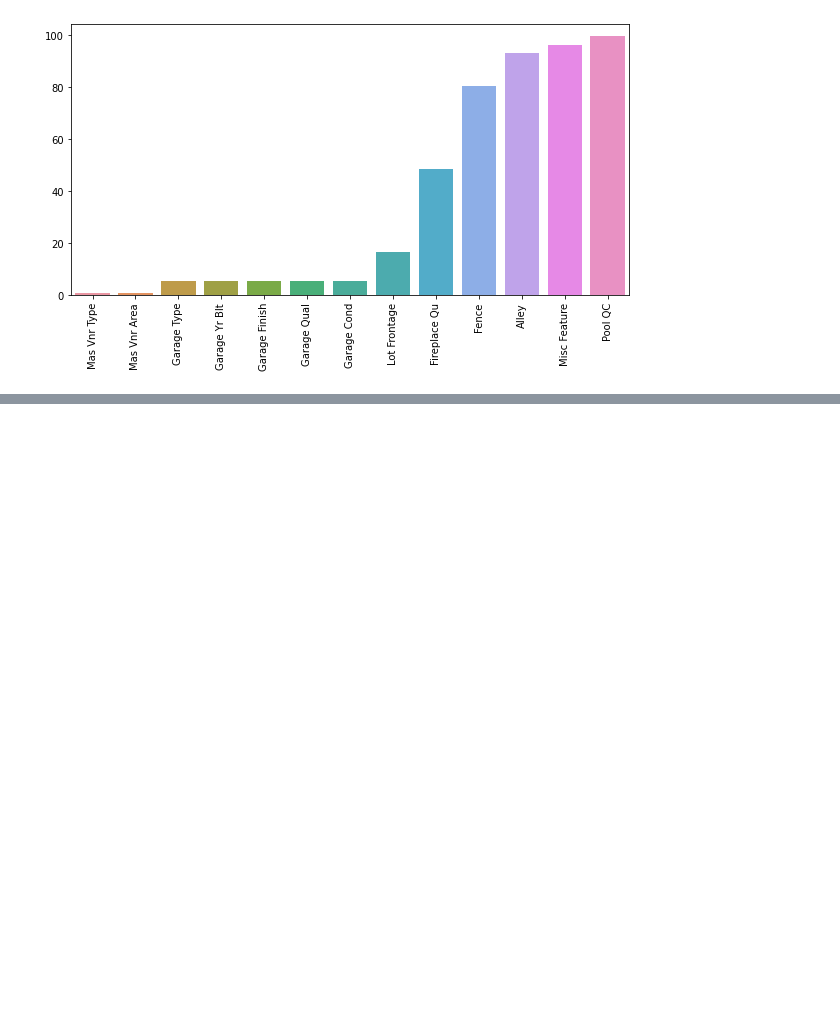
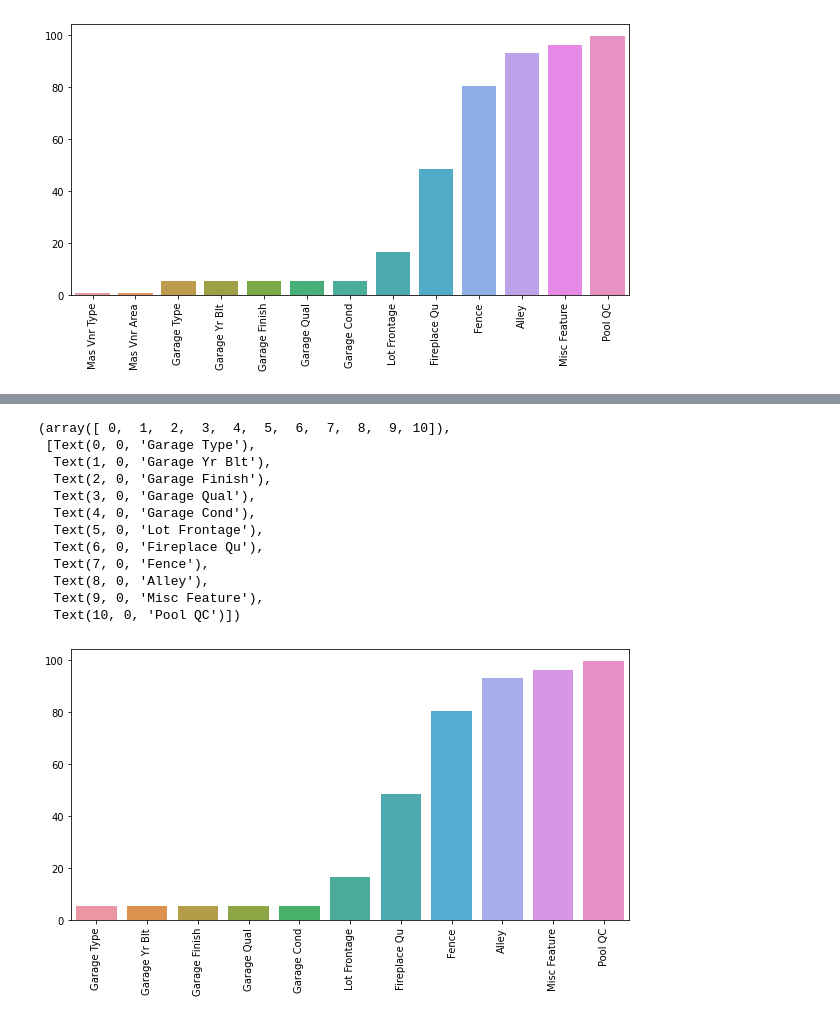
Before and after one commit to dhires9196/ML_reinvent, a Jupyter notebook: outliers/Outliers_Feature_engineering.ipynb, the cells around one changed output, grey strips where cells are left out. Saved outputs shown, nothing was run; the diff lists cells and outputs as text; code cells hidden in the pictures; blank space fills up the shorter version.

```diff
--- a/outliers/Outliers_Feature_engineering.ipynb
+++ b/outliers/Outliers_Feature_engineering.ipynb
@@ -583,3 +583,10 @@ plt.xticks(rotation=90)
   Text(11, 0, 'Misc Feature'),
   Text(12, 0, 'Pool QC')])
 [figure]
+# %%
+df["Mas Vnr Type"]=df["Mas Vnr Type"].fillna("None")
+# %%
+df["Mas Vnr Area"]=df["Mas Vnr Area"].fillna("0")
+# %%
+precentage_nan=precent_missing(df)
+precentage_nan
@@ -585,0 +606,18 @@ plt.xticks(rotation=90)
+# %%
+plt.figure(figsize=(10,5))
+sns.barplot(x=precentage_nan.index,y=precentage_nan)
+plt.xticks(rotation=90)
+# %% [output]
+(array([ 0,  1,  2,  3,  4,  5,  6,  7,  8,  9, 10]),
+ [Text(0, 0, 'Garage Type'),
+  Text(1, 0, 'Garage Yr Blt'),
+  Text(2, 0, 'Garage Finish'),
+  Text(3, 0, 'Garage Qual'),
+  Text(4, 0, 'Garage Cond'),
+  Text(5, 0, 'Lot Frontage'),
+  Text(6, 0, 'Fireplace Qu'),
+  Text(7, 0, 'Fence'),
+  Text(8, 0, 'Alley'),
+  Text(9, 0, 'Misc Feature'),
+  Text(10, 0, 'Pool QC')])
+[figure, added]
```
Also changed, not shown: parts of 22 cells of this notebook, 2 other files.
